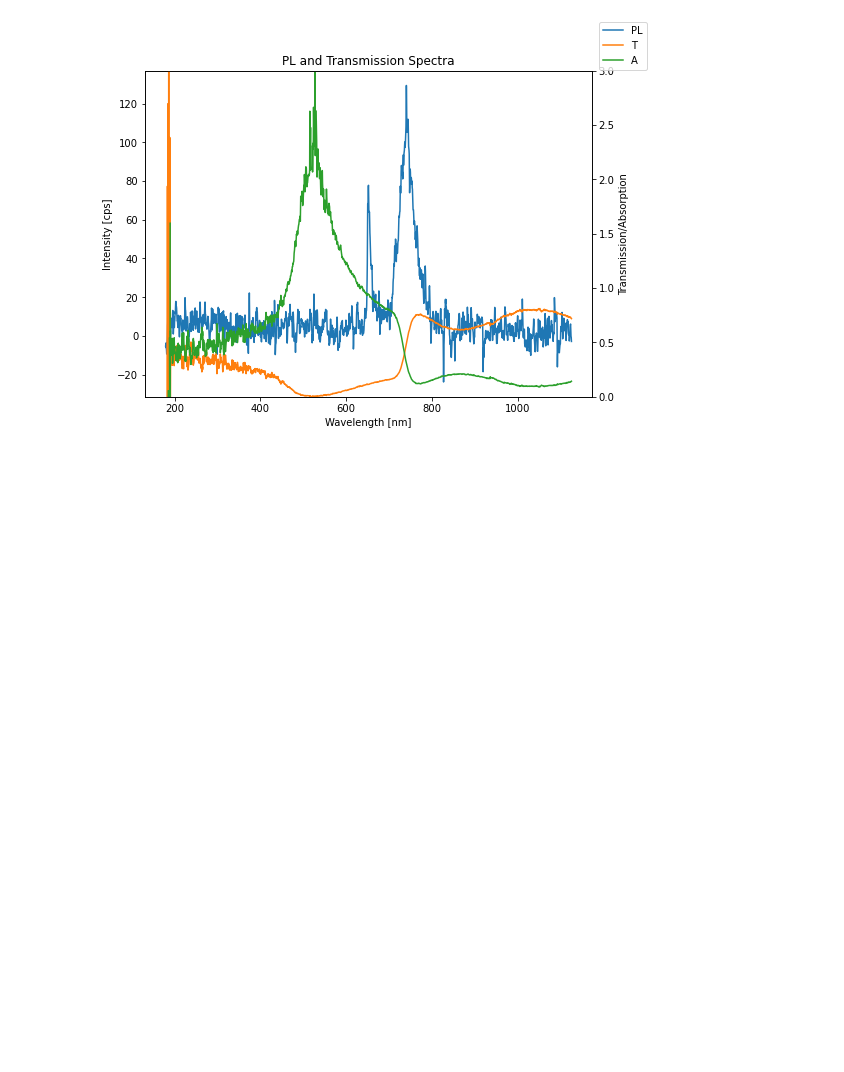
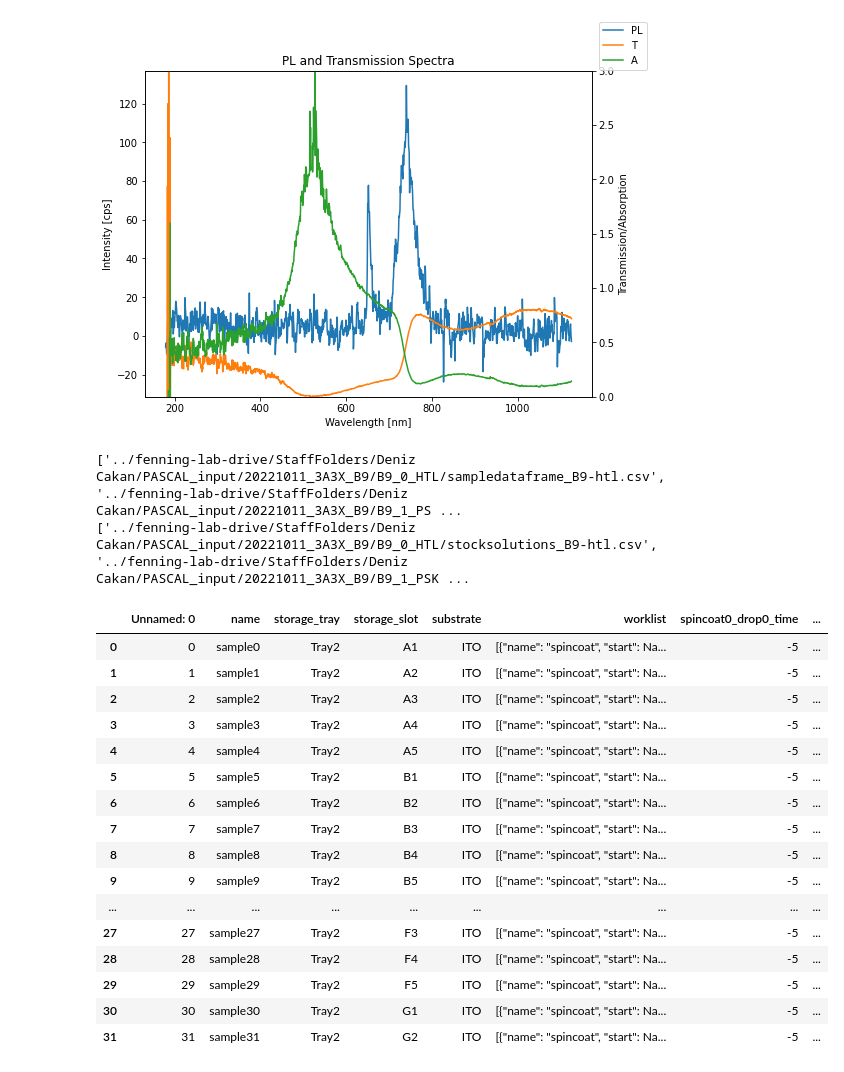
Before and after one commit to fenning-research-group/PASCAL_TrainView, a Jupyter notebook: analysis.ipynb, the cells around one changed output. Cells and saved outputs as stored; diff of their text form; code cells hidden in the pictures; blank space fills up the shorter version.

Commit message:
load input files

```diff
--- a/analysis.ipynb
+++ b/analysis.ipynb
@@ -193,3 +195,49 @@ plt.title('PL and Transmission Spectra')
 # %% [output]
 Text(0.5, 1.0, 'PL and Transmission Spectra')
 [figure]
+# %%
+import os
+import glob
+import regex
+
+# now get the input (sampledataframe, maestro_netlist, stocksolutions)
+# TODO: find a way to automatically pair input with output folder
+
+inputdir_0 = '../fenning-lab-drive/StaffFolders/Deniz Cakan/PASCAL_input/20221011_3A3X_B9/'
+
+sampledf_files = glob.glob(os.path.join(inputdir_0, '*/sampledataframe*.csv'), recursive=True)
+solution_files = glob.glob(os.path.join(inputdir_0, '*/stocksolutions*.csv'), recursive=True)
+print(sampledf_files)
+print(solution_files)
+
+sampledfs = {}
+for f in sampledf_files:
+    name = regex.search('-.+\.', os.path.basename(f)).group()[1:-1]
+    sampledfs[name] = pd.read_csv(f)
+
+solutiondfs = {}
+for f in solution_files:
+    name = regex.search('-.+\.', os.path.basename(f)).group()[1:-1]
+    solutiondfs[name] = pd.read_csv(f)
+
+sampledfs['htl']
+# %% [output]
+['../fenning-lab-drive/StaffFolders/Deniz Cakan/PASCAL_input/20221011_3A3X_B9/B9_0_HTL/sampledataframe_B9-htl.csv', '../fenning-lab-drive/StaffFolders/Deniz Cakan/PASCAL_input/20221011_3A3X_B9/B9_1_PS ...
+['../fenning-lab-drive/StaffFolders/Deniz Cakan/PASCAL_input/20221011_3A3X_B9/B9_0_HTL/stocksolutions_B9-htl.csv', '../fenning-lab-drive/StaffFolders/Deniz Cakan/PASCAL_input/20221011_3A3X_B9/B9_1_PSK ...
+|  | Unnamed: 0 | name | storage_tray | storage_slot | substrate | worklist | spincoat0_drop0_time | ... |
+| 0 | 0 | sample0 | Tray2 | A1 | ITO | [{"name": "spincoat", "start": Na... | -5 | ... |
+| 1 | 1 | sample1 | Tray2 | A2 | ITO | [{"name": "spincoat", "start": Na... | -5 | ... |
+| 2 | 2 | sample2 | Tray2 | A3 | ITO | [{"name": "spincoat", "start": Na... | -5 | ... |
+| 3 | 3 | sample3 | Tray2 | A4 | ITO | [{"name": "spincoat", "start": Na... | -5 | ... |
+| 4 | 4 | sample4 | Tray2 | A5 | ITO | [{"name": "spincoat", "start": Na... | -5 | ... |
+| 5 | 5 | sample5 | Tray2 | B1 | ITO | [{"name": "spincoat", "start": Na... | -5 | ... |
+| 6 | 6 | sample6 | Tray2 | B2 | ITO | [{"name": "spincoat", "start": Na... | -5 | ... |
+| 7 | 7 | sample7 | Tray2 | B3 | ITO | [{"name": "spincoat", "start": Na... | -5 | ... |
+| 8 | 8 | sample8 | Tray2 | B4 | ITO | [{"name": "spincoat", "start": Na... | -5 | ... |
+| 9 | 9 | sample9 | Tray2 | B5 | ITO | [{"name": "spincoat", "start": Na... | -5 | ... |
+| ... | ... | ... | ... | ... | ... | ... | ... | ... |
+| 27 | 27 | sample27 | Tray2 | F3 | ITO | [{"name": "spincoat", "start": Na... | -5 | ... |
+| 28 | 28 | sample28 | Tray2 | F4 | ITO | [{"name": "spincoat", "start": Na... | -5 | ... |
+| 29 | 29 | sample29 | Tray2 | F5 | ITO | [{"name": "spincoat", "start": Na... | -5 | ... |
+| 30 | 30 | sample30 | Tray2 | G1 | ITO | [{"name": "spincoat", "start": Na... | -5 | ... |
+| 31 | 31 | sample31 | Tray2 | G2 | ITO | [{"name": "spincoat", "start": Na... | -5 | ... |
```
Also changed, not shown: parts of 1 cell of this notebook.
